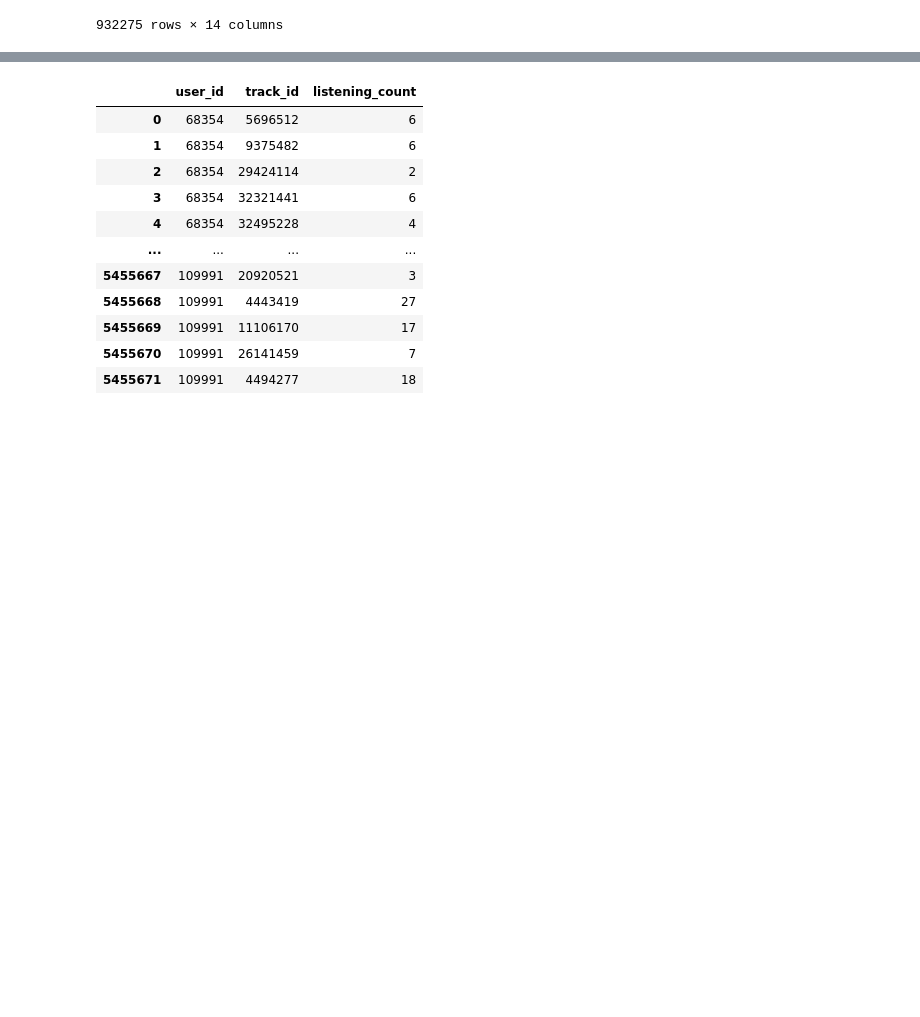
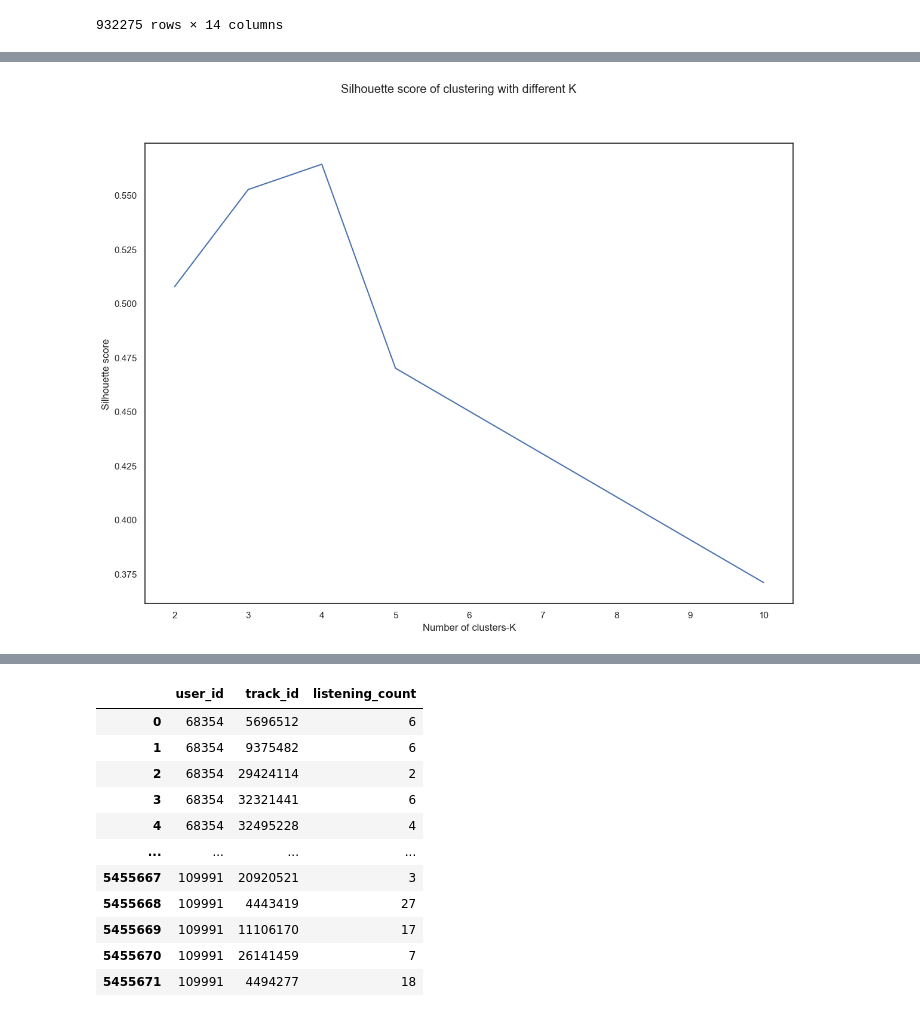
Before and after one commit to GloryFight3r/music_recommender, a Jupyter notebook: src/DataExploration/explore.ipynb, the cells around one changed output, grey strips where cells are left out. Cells and saved outputs as stored; diff of their text form; code cells hidden in the pictures; blank space fills up the shorter version.

```diff
--- a/src/DataExploration/explore.ipynb
+++ b/src/DataExploration/explore.ipynb
@@ -116,0 +180,10 @@ Text(0.5, 1.0, 'Song features embedded in 2D space')
+# %%
+fig, ax = plt.subplots()
+
+ax.plot(results_X, results_y)
+fig.suptitle("Silhouette score of clustering with different K")
+ax.set_xlabel("Number of clusters-K")
+ax.set_ylabel("Silhouette score")
+plt.show()
+# %% [output]
+[figure, added]
```
Also changed, not shown: parts of 15 cells of this notebook, 5 other files.
